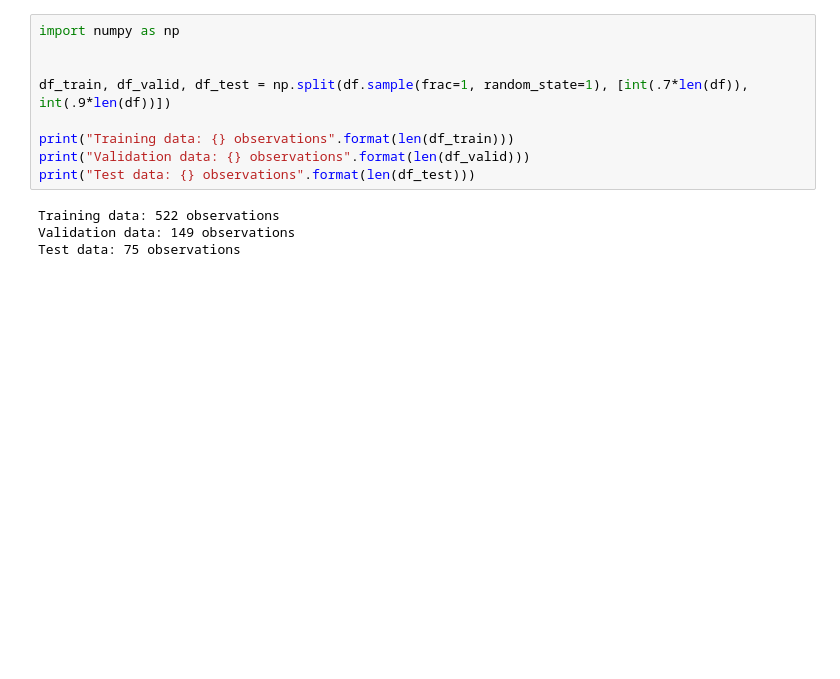
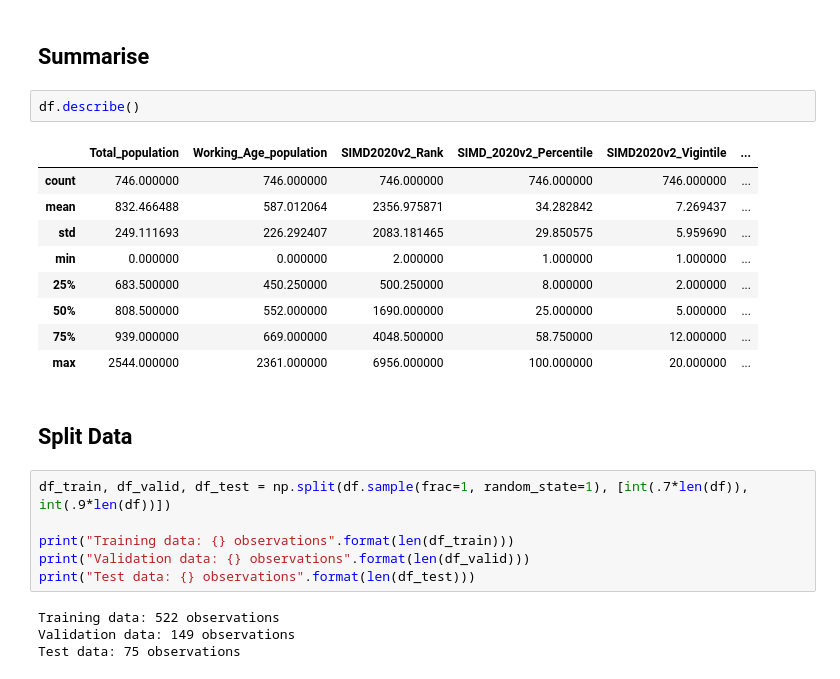
Before and after one commit to Garee/glasgow-litter, a Jupyter notebook: regression/poisson.ipynb, the cells around one changed output. Drawn from its saved outputs; the diff is of its cells as text; blank space fills up the shorter version.

```diff
--- a/regression/poisson.ipynb
+++ b/regression/poisson.ipynb
@@ -9,7 +118,20 @@ df = pd.read_csv(data_fpath, header=0)
+# %% [markdown]
+## Summarise
+# %%
+df.describe()
+# %% [output]
+|  | Total_population | Working_Age_population | SIMD2020v2_Rank | SIMD_2020v2_Percentile | SIMD2020v2_Vigintile | ... |
+| count | 746.000000 | 746.000000 | 746.000000 | 746.000000 | 746.000000 | ... |
+| mean | 832.466488 | 587.012064 | 2356.975871 | 34.282842 | 7.269437 | ... |
+| std | 249.111693 | 226.292407 | 2083.181465 | 29.850575 | 5.959690 | ... |
+| min | 0.000000 | 0.000000 | 2.000000 | 1.000000 | 1.000000 | ... |
+| 25% | 683.500000 | 450.250000 | 500.250000 | 8.000000 | 2.000000 | ... |
+| 50% | 808.500000 | 552.000000 | 1690.000000 | 25.000000 | 5.000000 | ... |
+| 75% | 939.000000 | 669.000000 | 4048.500000 | 58.750000 | 12.000000 | ... |
+| max | 2544.000000 | 2361.000000 | 6956.000000 | 100.000000 | 20.000000 | ... |
+# %% [markdown]
+## Split Data
 # %%
-import numpy as np
-
-
 df_train, df_valid, df_test = np.split(df.sample(frac=1, random_state=1), [int(.7*len(df)), int(.9*len(df))])
 
 print("Training data: {} observations".format(len(df_train)))
```
Also changed, not shown: parts of 22 cells of this notebook, 1 other file.
